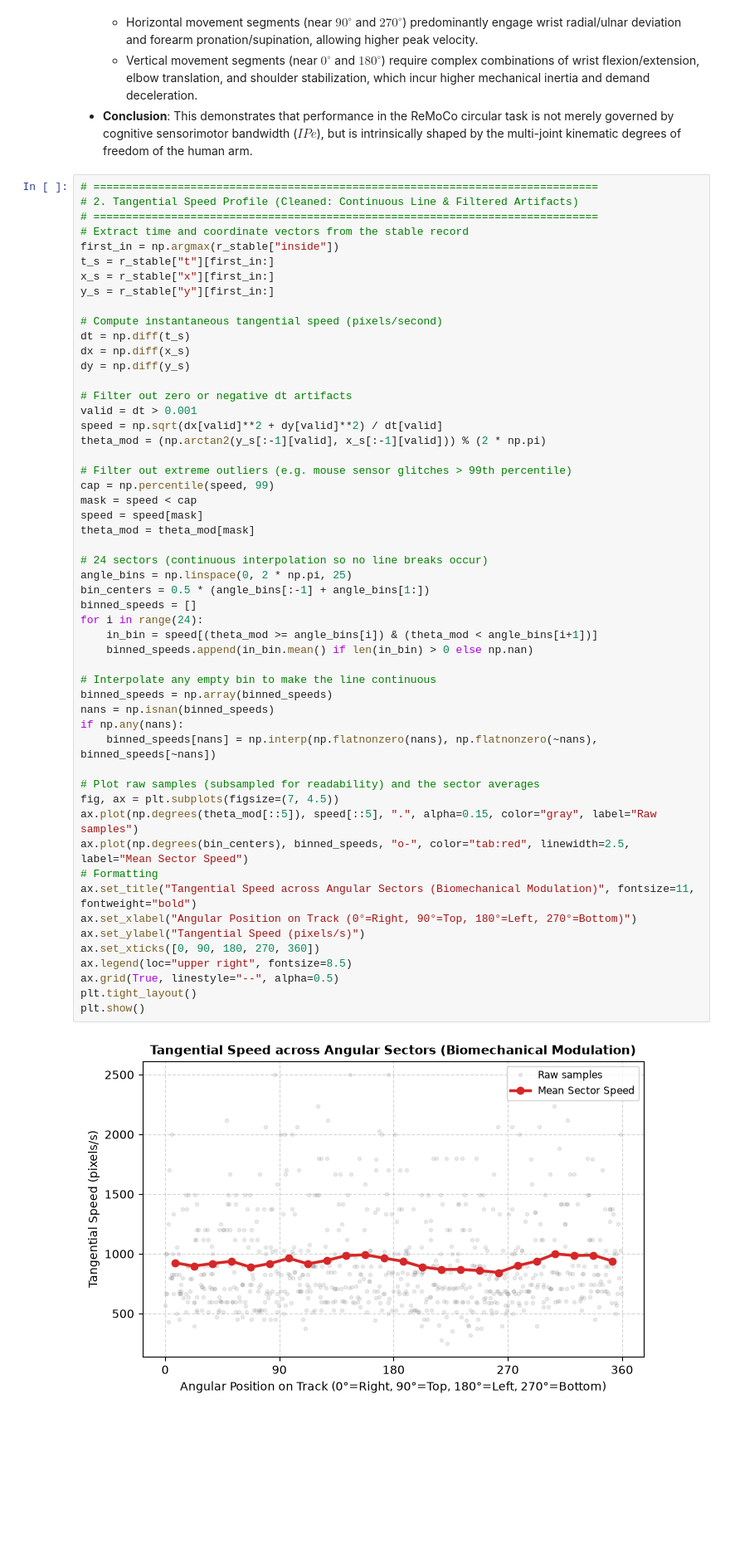
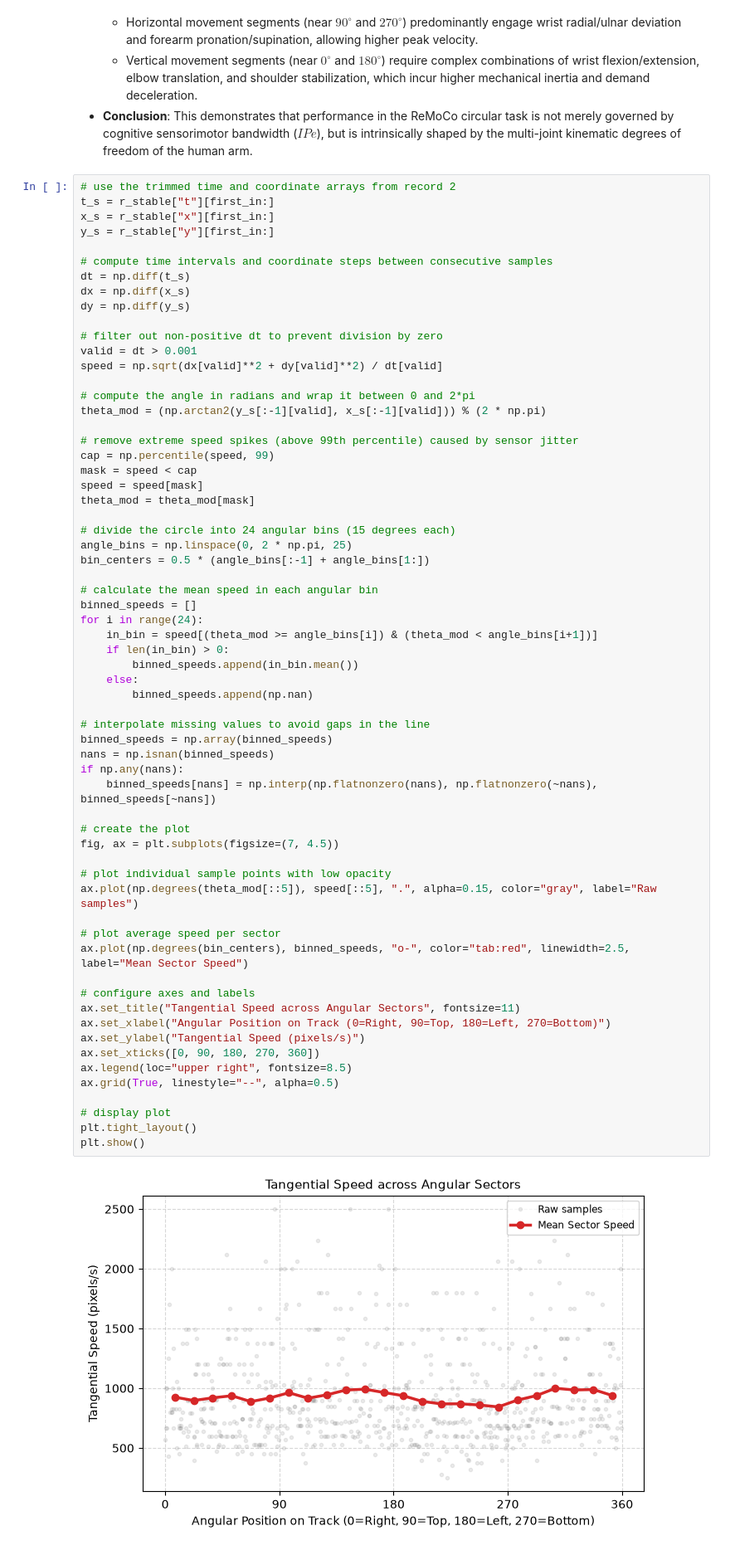
Before and after one commit to ValentinBAL-student/Circular-task, a Jupyter notebook: Comparative_analysis.ipynb, the cells around one changed output. Shown at 83% size. Drawn from its saved outputs; the diff is of its cells as text; blank space fills up the shorter version.

```diff
--- a/Comparative_analysis.ipynb
+++ b/Comparative_analysis.ipynb
@@ -200,60 +199,70 @@ plt.show()
   - Vertical movement segments (near $0^\circ$ and $180^\circ$) require complex combinations of wrist flexion/extension, elbow translation, and shoulder stabilization, which incur higher mechanical inertia and demand deceleration.
 - **Conclusion**: This demonstrates that performance in the ReMoCo circular task is not merely governed by cognitive sensorimotor bandwidth ($IPe$), but is intrinsically shaped by the multi-joint kinematic degrees of freedom of the human arm.
 # %%
-# ==============================================================================
-# 2. Tangential Speed Profile (Cleaned: Continuous Line & Filtered Artifacts)
-# ==============================================================================
-# Extract time and coordinate vectors from the stable record
-first_in = np.argmax(r_stable["inside"])
+# use the trimmed time and coordinate arrays from record 2
 t_s = r_stable["t"][first_in:]
 x_s = r_stable["x"][first_in:]
 y_s = r_stable["y"][first_in:]
 
-# Compute instantaneous tangential speed (pixels/second)
+# compute time intervals and coordinate steps between consecutive samples
 dt = np.diff(t_s)
 dx = np.diff(x_s)
 dy = np.diff(y_s)
 
-# Filter out zero or negative dt artifacts
+# filter out non-positive dt to prevent division by zero
 valid = dt > 0.001
 speed = np.sqrt(dx[valid]**2 + dy[valid]**2) / dt[valid]
+
+# compute the angle in radians and wrap it between 0 and 2*pi
 theta_mod = (np.arctan2(y_s[:-1][valid], x_s[:-1][valid])) % (2 * np.pi)
 
-# Filter out extreme outliers (e.g. mouse sensor glitches > 99th percentile)
+# remove extreme speed spikes (above 99th percentile) caused by sensor jitter
 cap = np.percentile(speed, 99)
 mask = speed < cap
 speed = speed[mask]
 theta_mod = theta_mod[mask]
 
-# 24 sectors (continuous interpolation so no line breaks occur)
+# divide the circle into 24 angular bins (15 degrees each)
 angle_bins = np.linspace(0, 2 * np.pi, 25)
 bin_centers = 0.5 * (angle_bins[:-1] + angle_bins[1:])
+
+# calculate the mean speed in each angular bin
 binned_speeds = []
 for i in range(24):
     in_bin = speed[(theta_mod >= angle_bins[i]) & (theta_mod < angle_bins[i+1])]
-    binned_speeds.append(in_bin.mean() if len(in_bin) > 0 else np.nan)
+    if len(in_bin) > 0:
+        binned_speeds.append(in_bin.mean())
+    else:
+        binned_speeds.append(np.nan)
 
-# Interpolate any empty bin to make the line continuous
+# interpolate missing values to avoid gaps in the line
 binned_speeds = np.array(binned_speeds)
 nans = np.isnan(binned_speeds)
 if np.any(nans):
     binned_speeds[nans] = np.interp(np.flatnonzero(nans), np.flatnonzero(~nans), binned_speeds[~nans])
 
-# Plot raw samples (subsampled for readability) and the sector averages
+# create the plot
 fig, ax = plt.subplots(figsize=(7, 4.5))
+
+# plot individual sample points with low opacity
 ax.plot(np.degrees(theta_mod[::5]), speed[::5], ".", alpha=0.15, color="gray", label="Raw samples")
+
+# plot average speed per sector
 ax.plot(np.degrees(bin_centers), binned_speeds, "o-", color="tab:red", linewidth=2.5, label="Mean Sector Speed")
-# Formatting
-ax.set_title("Tangential Speed across Angular Sectors (Biomechanical Modulation)", fontsize=11, fontweight="bold")
-ax.set_xlabel("Angular Position on Track (0°=Right, 90°=Top, 180°=Left, 270°=Bottom)")
+
+# configure axes and labels
+ax.set_title("Tangential Speed across Angular Sectors", fontsize=11)
+ax.set_xlabel("Angular Position on Track (0=Right, 90=Top, 180=Left, 270=Bottom)")
 ax.set_ylabel("Tangential Speed (pixels/s)")
 ax.set_xticks([0, 90, 180, 270, 360])
 ax.legend(loc="upper right", fontsize=8.5)
 ax.grid(True, linestyle="--", alpha=0.5)
+
+# display plot
 plt.tight_layout()
 plt.show()
 # %% [output]
-[figure, old version]
+[figure, new version]
 # %% [markdown]
 ## General conclusion
 
```
Also changed, not shown: parts of 1 cell of this notebook.
